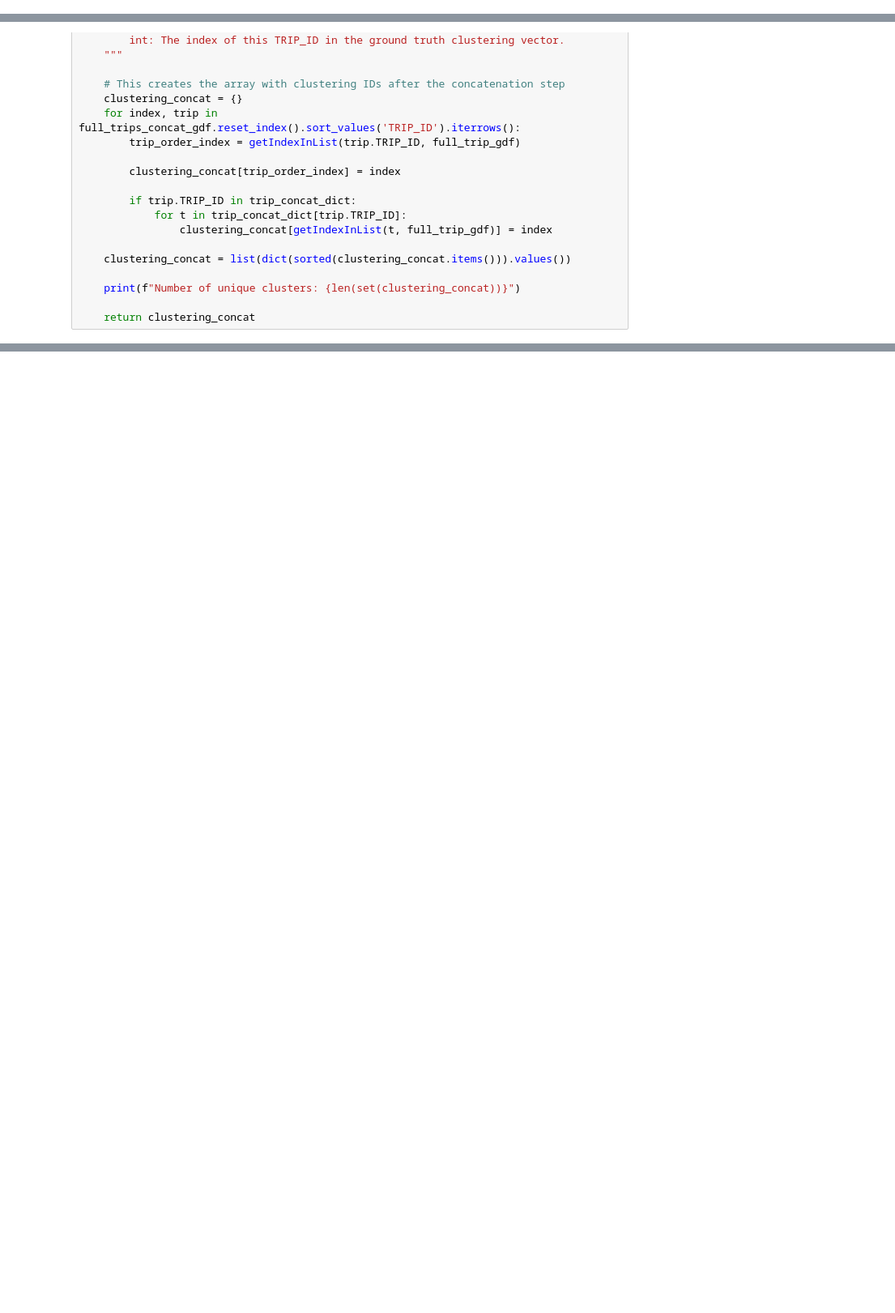
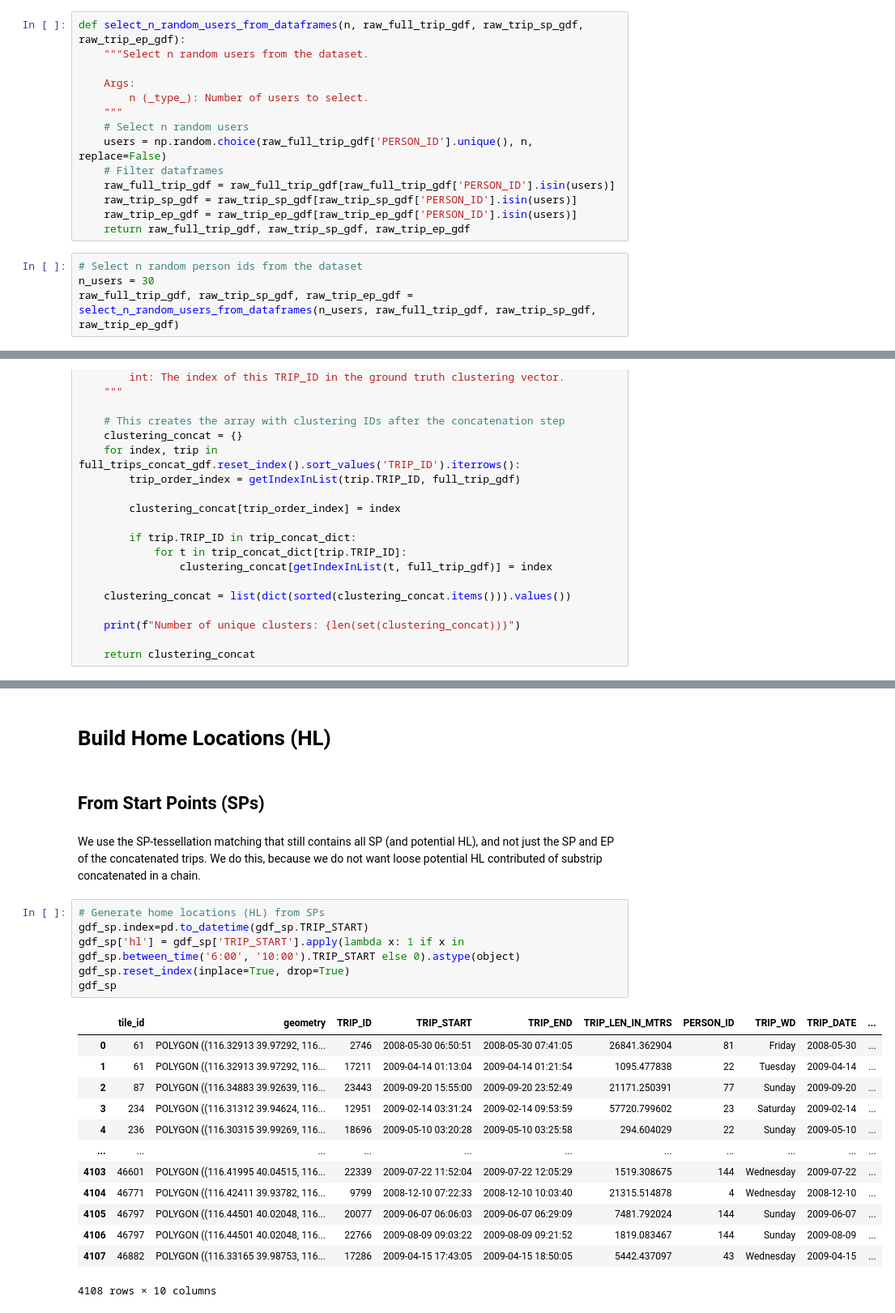
Before and after one commit to benediktstroebl/Master-Thesis, a Jupyter notebook: Geolife/attack.ipynb, the cells around one changed output, grey strips where cells are left out. Shown at 81% size. Drawn from its saved outputs; the diff is of its cells as text; blank space fills up the shorter version.

```diff
--- a/Geolife/attack.ipynb
+++ b/Geolife/attack.ipynb
@@ -10,3 +12,21 @@ import load_geolife
 # Load preprocessed data
 raw_full_trip_gdf, raw_trip_sp_gdf, raw_trip_ep_gdf, tesselation_gdf = load_geolife.geolife_raw_full_trip_gdf, load_geolife.geolife_raw_sp_gdf, load_geolife.geolife_raw_ep_gdf, load_geolife.geolife_tesselation_gdf
 assert len(raw_full_trip_gdf) == len(raw_trip_sp_gdf) == len(raw_trip_ep_gdf)
+# %%
+def select_n_random_users_from_dataframes(n, raw_full_trip_gdf, raw_trip_sp_gdf, raw_trip_ep_gdf):
+    """Select n random users from the dataset.
+
+    Args:
+        n (_type_): Number of users to select.
+    """
+    # Select n random users
+    users = np.random.choice(raw_full_trip_gdf['PERSON_ID'].unique(), n, replace=False)
+    # Filter dataframes
+    raw_full_trip_gdf = raw_full_trip_gdf[raw_full_trip_gdf['PERSON_ID'].isin(users)]
+    raw_trip_sp_gdf = raw_trip_sp_gdf[raw_trip_sp_gdf['PERSON_ID'].isin(users)]
+    raw_trip_ep_gdf = raw_trip_ep_gdf[raw_trip_ep_gdf['PERSON_ID'].isin(users)]
+    return raw_full_trip_gdf, raw_trip_sp_gdf, raw_trip_ep_gdf
+# %%
+# Select n random person ids from the dataset
+n_users = 30
+raw_full_trip_gdf, raw_trip_sp_gdf, raw_trip_ep_gdf = select_n_random_users_from_dataframes(n_users, raw_full_trip_gdf, raw_trip_sp_gdf, raw_trip_ep_gdf)
@@ -354,0 +456,26 @@ ValueError: 74 is not in list
+# %% [markdown]
+# Build Home Locations (HL)
+# %% [markdown]
+## From Start Points (SPs)
+# %% [markdown]
+We use the SP-tessellation matching that still contains all SP (and potential HL), and not just the SP and EP of the concatenated trips. We do this, because we do not want loose potential HL contributed of substrip concatenated in a chain.
+# %%
+# Generate home locations (HL) from SPs
+gdf_sp.index=pd.to_datetime(gdf_sp.TRIP_START)
+gdf_sp['hl'] = gdf_sp['TRIP_START'].apply(lambda x: 1 if x in gdf_sp.between_time('6:00', '10:00').TRIP_START else 0).astype(object)
+gdf_sp.reset_index(inplace=True, drop=True)
+gdf_sp
+# %% [output]
+|  | tile_id | geometry | TRIP_ID | TRIP_START | TRIP_END | TRIP_LEN_IN_MTRS | PERSON_ID | TRIP_WD | TRIP_DATE | ... |
+| 0 | 61 | POLYGON ((116.32913 39.97292, 116... | 2746 | 2008-05-30 06:50:51 | 2008-05-30 07:41:05 | 26841.362904 | 81 | Friday | 2008-05-30 | ... |
+| 1 | 61 | POLYGON ((116.32913 39.97292, 116... | 17211 | 2009-04-14 01:13:04 | 2009-04-14 01:21:54 | 1095.477838 | 22 | Tuesday | 2009-04-14 | ... |
+| 2 | 87 | POLYGON ((116.34883 39.92639, 116... | 23443 | 2009-09-20 15:55:00 | 2009-09-20 23:52:49 | 21171.250391 | 77 | Sunday | 2009-09-20 | ... |
+| 3 | 234 | POLYGON ((116.31312 39.94624, 116... | 12951 | 2009-02-14 03:31:24 | 2009-02-14 09:53:59 | 57720.799602 | 23 | Saturday | 2009-02-14 | ... |
+| 4 | 236 | POLYGON ((116.30315 39.99269, 116... | 18696 | 2009-05-10 03:20:28 | 2009-05-10 03:25:58 | 294.604029 | 22 | Sunday | 2009-05-10 | ... |
+| ... | ... | ... | ... | ... | ... | ... | ... | ... | ... | ... |
+| 4103 | 46601 | POLYGON ((116.41995 40.04515, 116... | 22339 | 2009-07-22 11:52:04 | 2009-07-22 12:05:29 | 1519.308675 | 144 | Wednesday | 2009-07-22 | ... |
+| 4104 | 46771 | POLYGON ((116.42411 39.93782, 116... | 9799 | 2008-12-10 07:22:33 | 2008-12-10 10:03:40 | 21315.514878 | 4 | Wednesday | 2008-12-10 | ... |
+| 4105 | 46797 | POLYGON ((116.44501 40.02048, 116... | 20077 | 2009-06-07 06:06:03 | 2009-06-07 06:29:09 | 7481.792024 | 144 | Sunday | 2009-06-07 | ... |
+| 4106 | 46797 | POLYGON ((116.44501 40.02048, 116... | 22766 | 2009-08-09 09:03:22 | 2009-08-09 09:21:52 | 1819.083467 | 144 | Sunday | 2009-08-09 | ... |
+| 4107 | 46882 | POLYGON ((116.33165 39.98753, 116... | 17286 | 2009-04-15 17:43:05 | 2009-04-15 18:50:05 | 5442.437097 | 43 | Wednesday | 2009-04-15 | ... |
+4108 rows × 10 columns
```
Also changed, not shown: parts of 65 cells of this notebook.
